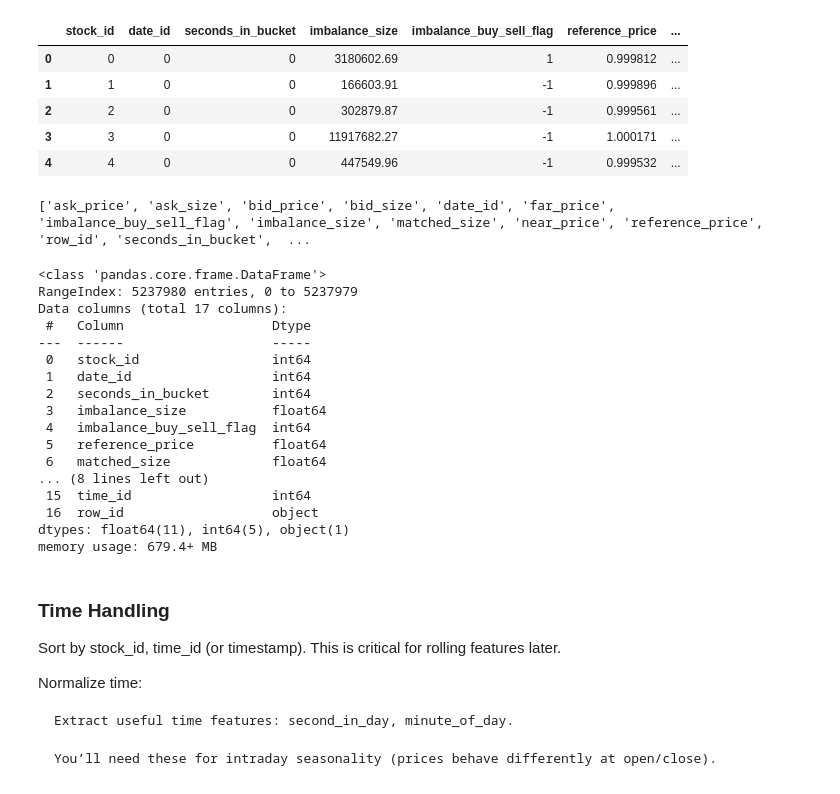
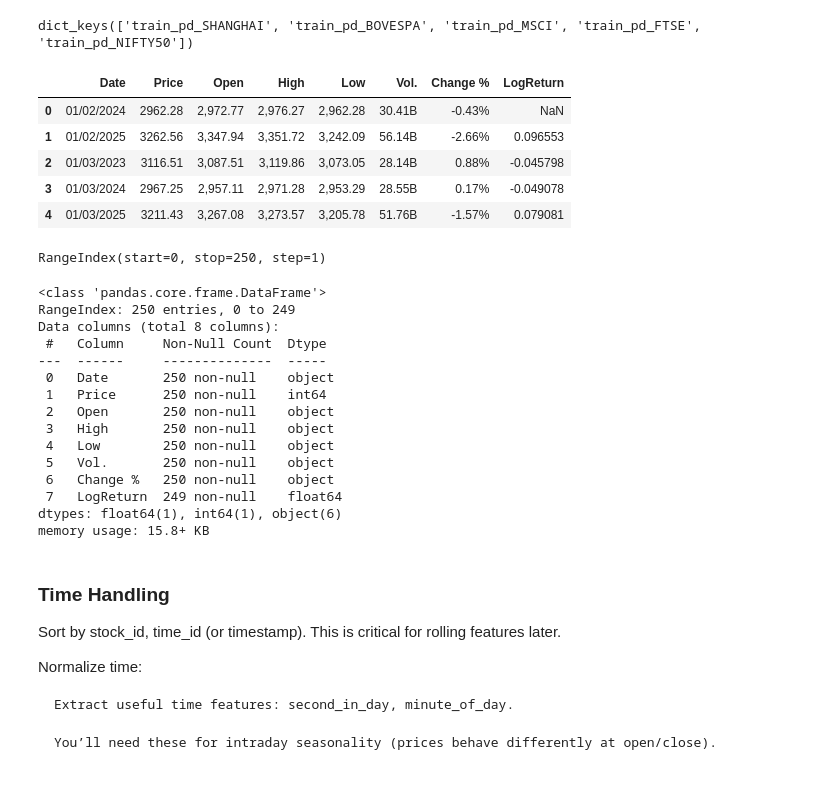
Before and after one commit to victorsobottka/bse-thesis-synthetic-data, a Jupyter notebook: 0_3_Optiver_datapreprocessing_BRICS_v0.ipynb, the cells around one changed output. Cells and saved outputs as stored; diff of their text form; code cells hidden in the pictures.

Commit message:
Data Preprocessing

```diff
--- a/0_3_Optiver_datapreprocessing_BRICS_v0.ipynb
+++ b/0_3_Optiver_datapreprocessing_BRICS_v0.ipynb
@@ -29,0 +39,9 @@ train_pd = pd.read_csv("train.csv")
+# %%
+files = os.listdir()
+train_dfs = {}
+
+for i in files:
+    key_name = f"train_pd_{i.split('_')[0]}"
+    train_dfs[key_name] = pd.read_csv(i)
+
+train_dfs
@@ -30,38 +66,38 @@ train_pd = pd.read_csv("train.csv")
+# %%
+train_dfs.keys()
+# %% [output]
+dict_keys(['train_pd_SHANGHAI', 'train_pd_BOVESPA', 'train_pd_MSCI', 'train_pd_FTSE', 'train_pd_NIFTY50'])
 # %%
-train_pd.head()
+train_dfs['train_pd_SHANGHAI'].head()
 # %% [output]
-|  | stock_id | date_id | seconds_in_bucket | imbalance_size | imbalance_buy_sell_flag | reference_price | ... |
-| 0 | 0 | 0 | 0 | 3180602.69 | 1 | 0.999812 | ... |
-| 1 | 1 | 0 | 0 | 166603.91 | -1 | 0.999896 | ... |
-| 2 | 2 | 0 | 0 | 302879.87 | -1 | 0.999561 | ... |
-| 3 | 3 | 0 | 0 | 11917682.27 | -1 | 1.000171 | ... |
-| 4 | 4 | 0 | 0 | 447549.96 | -1 | 0.999532 | ... |
+|  | Date | Price | Open | High | Low | Vol. | Change % | LogReturn |
+| 0 | 01/02/2024 | 2962.28 | 2,972.77 | 2,976.27 | 2,962.28 | 30.41B | -0.43% | NaN |
+| 1 | 01/02/2025 | 3262.56 | 3,347.94 | 3,351.72 | 3,242.09 | 56.14B | -2.66% | 0.096553 |
+| 2 | 01/03/2023 | 3116.51 | 3,087.51 | 3,119.86 | 3,073.05 | 28.14B | 0.88% | -0.045798 |
+| 3 | 01/03/2024 | 2967.25 | 2,957.11 | 2,971.28 | 2,953.29 | 28.55B | 0.17% | -0.049078 |
+| 4 | 01/03/2025 | 3211.43 | 3,267.08 | 3,273.57 | 3,205.78 | 51.76B | -1.57% | 0.079081 |
-# %%
-columns_sorted = sorted(train_pd.columns)
-print(columns_sorted)
-train_pd_sorted_by_columns = train_pd[columns_sorted]
-# %% [output]
-['ask_price', 'ask_size', 'bid_price', 'bid_size', 'date_id', 'far_price', 'imbalance_buy_sell_flag', 'imbalance_size', 'matched_size', 'near_price', 'reference_price', 'row_id', 'seconds_in_bucket',  ...
+# %%
+train_dfs['train_pd_BOVESPA'].index
+# %% [output]
+RangeIndex(start=0, stop=250, step=1)
 # %%
-train_pd.info()
+train_dfs['train_pd_BOVESPA'].info()
 # %% [output]
 <class 'pandas.core.frame.DataFrame'>
-RangeIndex: 5237980 entries, 0 to 5237979
-Data columns (total 17 columns):
- #   Column                   Dtype
----  ------                   -----
- 0   stock_id                 int64
- 1   date_id                  int64
- 2   seconds_in_bucket        int64
- 3   imbalance_size           float64
- 4   imbalance_buy_sell_flag  int64
- 5   reference_price          float64
- 6   matched_size             float64
-... (8 lines left out)
- 15  time_id                  int64
- 16  row_id                   object
-dtypes: float64(11), int64(5), object(1)
-memory usage: 679.4+ MB
+RangeIndex: 250 entries, 0 to 249
+Data columns (total 8 columns):
+ #   Column     Non-Null Count  Dtype
+---  ------     --------------  -----
+ 0   Date       250 non-null    object
+ 1   Price      250 non-null    int64
+ 2   Open       250 non-null    object
+ 3   High       250 non-null    object
+ 4   Low        250 non-null    object
+ 5   Vol.       250 non-null    object
+ 6   Change %   250 non-null    object
+ 7   LogReturn  249 non-null    float64
+dtypes: float64(1), int64(1), object(6)
+memory usage: 15.8+ KB
 # %% [markdown]
 
 ### Time Handling
```
Also changed, not shown: parts of 6 cells of this notebook.
